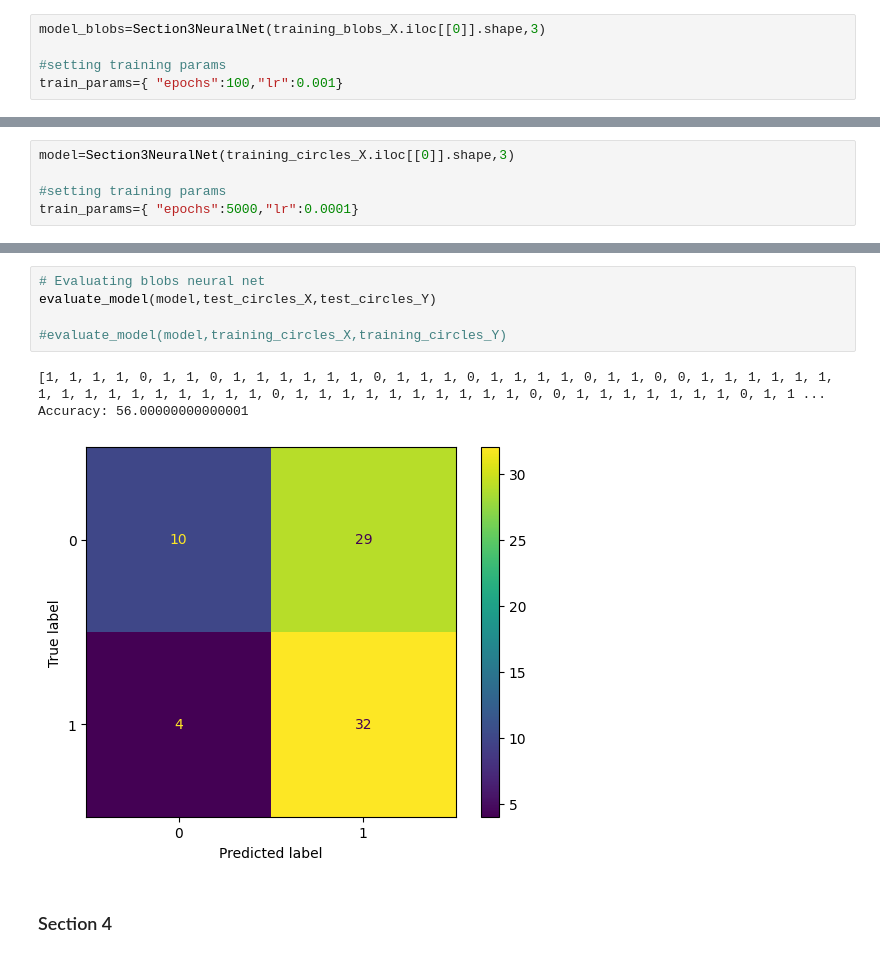
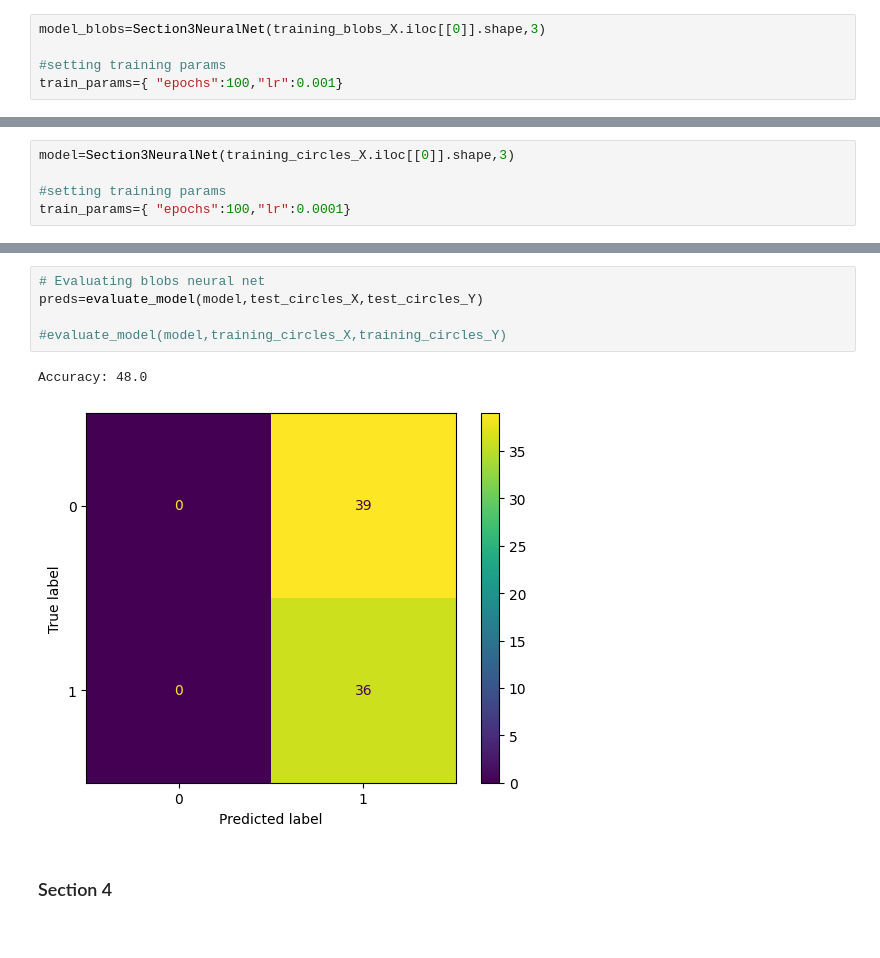
Before and after one commit to STRMNGnwo/CT5133-DeepLearning, a Jupyter notebook: DeepLearningAssignment_1.ipynb, the cells around one changed output, grey strips where cells are left out. Cells and saved outputs as stored; diff of their text form.

```diff
--- a/DeepLearningAssignment_1.ipynb
+++ b/DeepLearningAssignment_1.ipynb
@@ -630,7 +636,7 @@ Accuracy: 86.66666666666667
 model=Section3NeuralNet(training_circles_X.iloc[[0]].shape,3)
 
 #setting training params
-train_params={ "epochs":5000,"lr":0.0001}
+train_params={ "epochs":100,"lr":0.0001}
 # %%
 train_SGD_backprop(model,training_circles_X,training_circles_Y,train_params)
 # %% [output]
@@ -640,12 +646,11 @@ Loss Per Epoch:  [array([[252.74460854]]), array([[257.13483444]]), array([[255.
 # %%
 # Evaluating blobs neural net
-evaluate_model(model,test_circles_X,test_circles_Y)
+preds=evaluate_model(model,test_circles_X,test_circles_Y)
 
 #evaluate_model(model,training_circles_X,training_circles_Y)
 # %% [output]
-[1, 1, 1, 1, 0, 1, 1, 0, 1, 1, 1, 1, 1, 1, 0, 1, 1, 1, 0, 1, 1, 1, 1, 0, 1, 1, 0, 0, 1, 1, 1, 1, 1, 1, 1, 1, 1, 1, 1, 1, 1, 1, 1, 1, 0, 1, 1, 1, 1, 1, 1, 1, 1, 1, 1, 0, 0, 1, 1, 1, 1, 1, 1, 1, 0, 1, 1 ...
-Accuracy: 56.00000000000001
+Accuracy: 48.0
-[figure, old version]
+[figure, new version]
 # %% [markdown]
 ### Section 4
 # %%
```
Also changed, not shown: parts of 17 cells of this notebook.
